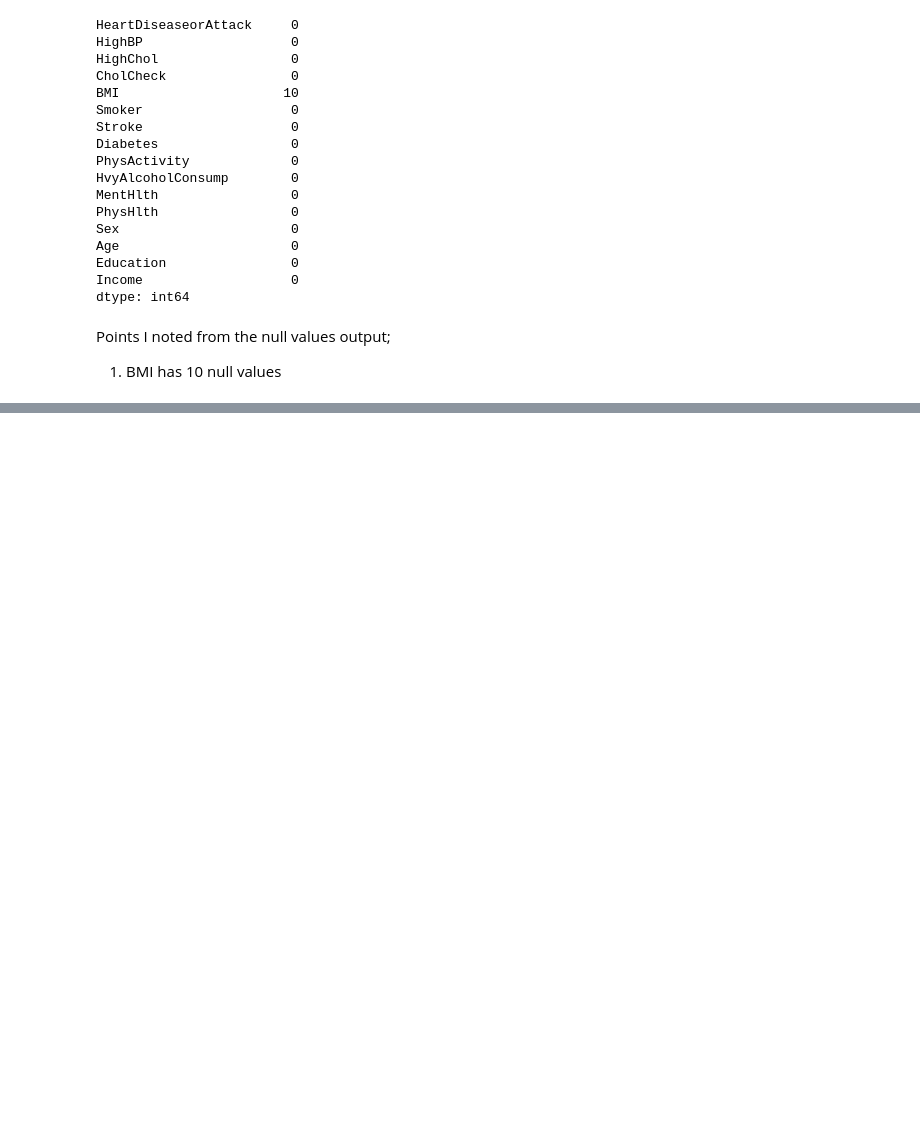
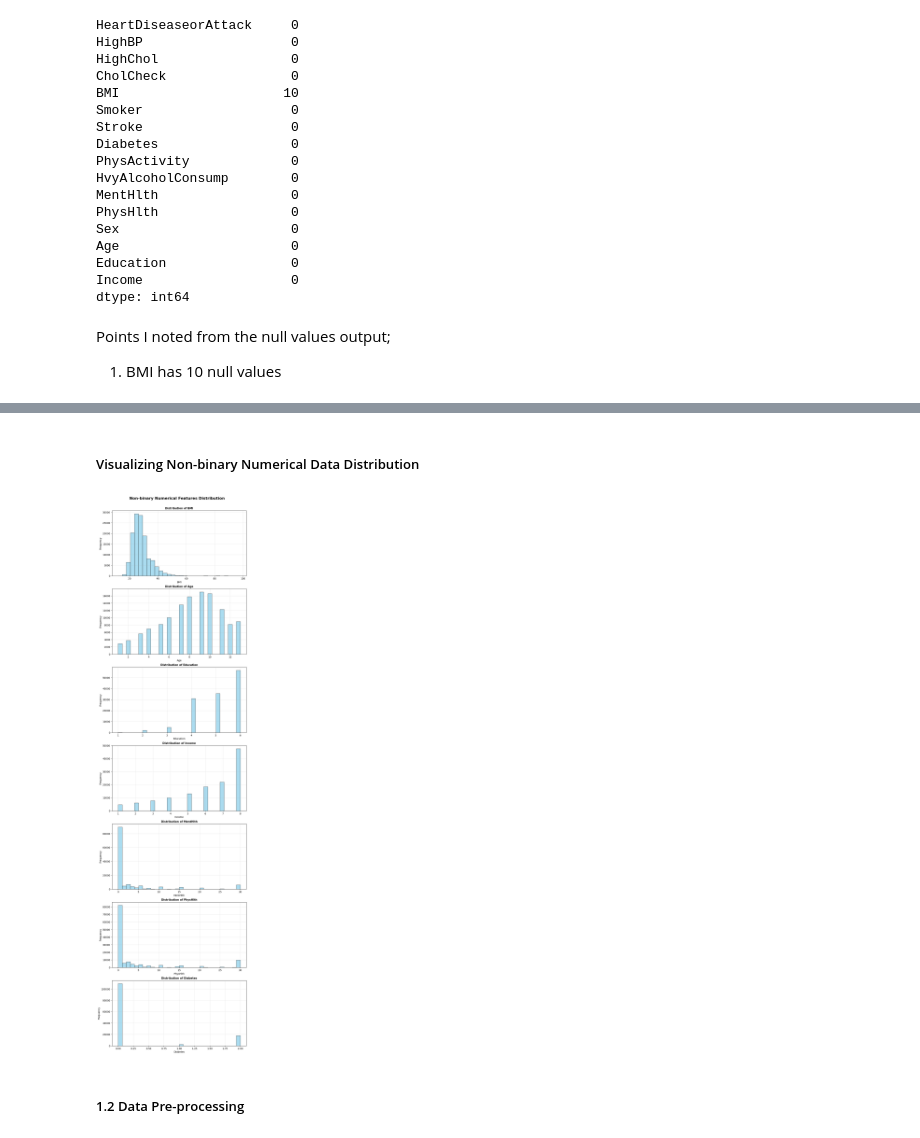
Before and after one commit to leonardsangoroh/AIFoundations, a Jupyter notebook: AssessmentOne/heart-attack-prediction-assignment.ipynb, the cells around one changed output, grey strips where cells are left out. Cells and saved outputs as stored; diff of their text form; code cells hidden in the pictures; blank space fills up the shorter version.

Commit message:
feat: complete pre-processing

```diff
--- a/AssessmentOne/heart-attack-prediction-assignment.ipynb
+++ b/AssessmentOne/heart-attack-prediction-assignment.ipynb
@@ -119,0 +147,22 @@ Points I noted from the null values output;
+# %% [markdown]
+##### Visualizing Non-binary Numerical Data Distribution
+# %%
+non_binary_numerical_columns = ['BMI','Age', 'Education', 'Income', 'MentHlth', 'PhysHlth', 'Diabetes' ]
+n_columns = 1
+n_rows = 7
+figure, axes = plt.subplots(n_rows, n_columns, figsize=(10, 40))
+axes = axes.flatten()
+
+for x_axis, y_axis in enumerate(non_binary_numerical_columns):
+    axes[x_axis].hist(heart_data[y_axis], bins=30, color='skyblue', edgecolor='black', alpha=0.7)
+    axes[x_axis].set_title(f'Distribution of {y_axis}', fontsize=11, fontweight='bold')
+    axes[x_axis].set_xlabel(y_axis, fontsize=10)
+    axes[x_axis].set_ylabel('Frequency', fontsize=10)
+    axes[x_axis].grid(True, alpha=0.3)
+
+plt.suptitle("Non-binary Numerical Features Distribution", fontsize=16, fontweight="bold", y=0.9)
+plt.show()
+# %% [output]
+[figure, added]
+# %% [markdown]
+##### 1.2 Data Pre-processing
```
Also changed, not shown: parts of 23 cells of this notebook.
